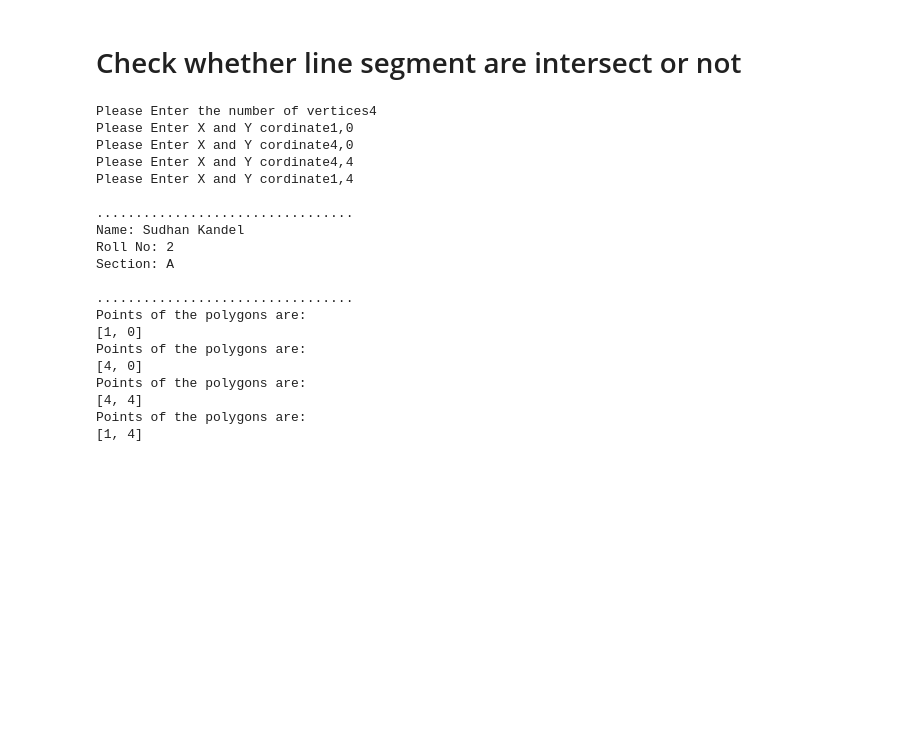
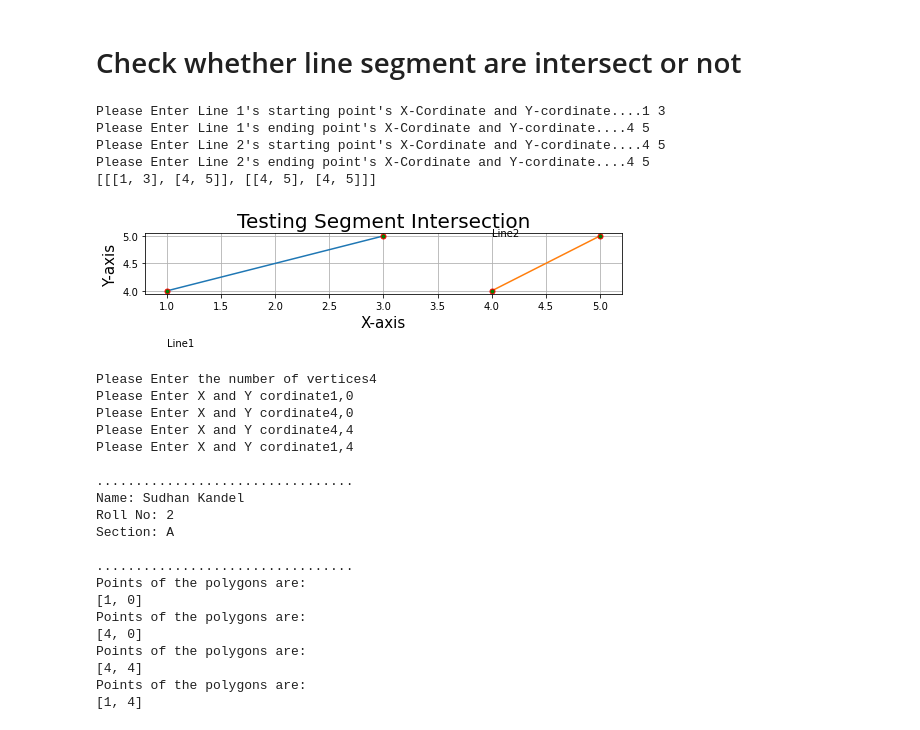
Before and after one commit to sudhankandel/CG-lab, a Jupyter notebook: Lab -1,2,3,4,5.ipynb, the cells around one changed output. Drawn from its saved outputs; the diff is of its cells as text; code cells hidden in the pictures; blank space fills up the shorter version.

```diff
--- a/Lab -1,2,3,4,5.ipynb
+++ b/Lab -1,2,3,4,5.ipynb
@@ -401,39 +401,13 @@ Please Enter X and Y cordinate4 5
 # %% [markdown]
 # Check whether line segment are intersect or not
 # %%
-import matplotlib.pyplot as plt
-class LineIntersect:
-    def __init__(self):
-        self.points=[]
-        for i,j in enumerate(['Line 1','Line 2']):
-            for k in ['starting','ending']:
-                x,y=input("Please Enter "+j+"'s "+k+" point's X-Cordinate and Y-cordinate....").split()
-                x=int(x)
-                y=int(y)
-                if len(self.points)==i:
-                    self.points.append([[x,y]])
-                else:
-                    self.points[i].append([x,y])
-    def displayinfo(self):
-        print(self.points)
-    def visualization(self):
-        plt.rcParams["figure.figsize"] = [7.50, 3.50]
-        plt.rcParams["figure.autolayout"] = True
-        l1=self.points[0]
-        l2=self.points[1]
-        plt.grid()
-        plt.plot(l1[0],l1[1], linestyle="-", marker="o", markersize=5, markeredgecolor="red", markerfacecolor="green")
-        plt.plot(l2[0],l2[1], linestyle="-", marker="o", markersize=5, markeredgecolor="red", markerfacecolor="green")
-        plt.text(l1[0][0],l1[0][1], "Line1")
-        plt.text(l2[0][0],l2[0][1], "Line2")
-        plt.title("Testing Segment Intersection",fontdict={'fontsize':20})
-        plt.xlabel("X-axis",fontdict={'fontsize':15})
-        plt.ylabel("Y-axis",fontdict={'fontsize':15})
-        plt.savefig('line.png')
-        plt.show()
-intersect=LineIntersect()
-intersect.displayinfo()
-intersect.visualization()
+# %% [output]
+Please Enter Line 1's starting point's X-Cordinate and Y-cordinate....1 3
+Please Enter Line 1's ending point's X-Cordinate and Y-cordinate....4 5
+Please Enter Line 2's starting point's X-Cordinate and Y-cordinate....4 5
+Please Enter Line 2's ending point's X-Cordinate and Y-cordinate....4 5
+[[[1, 3], [4, 5]], [[4, 5], [4, 5]]]
+[figure, added]
 # %%
 import matplotlib.pyplot as plt
 
```
Also changed, not shown: 2 other files.
